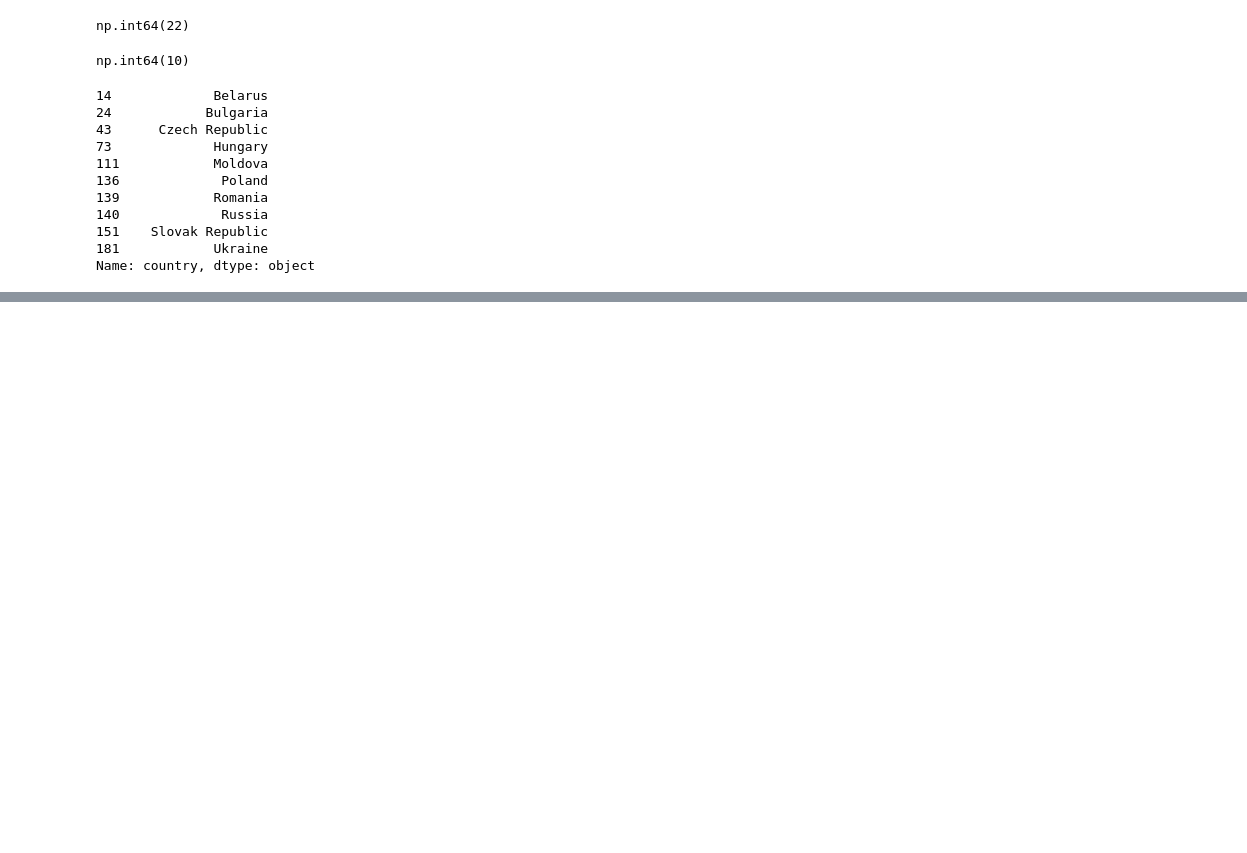
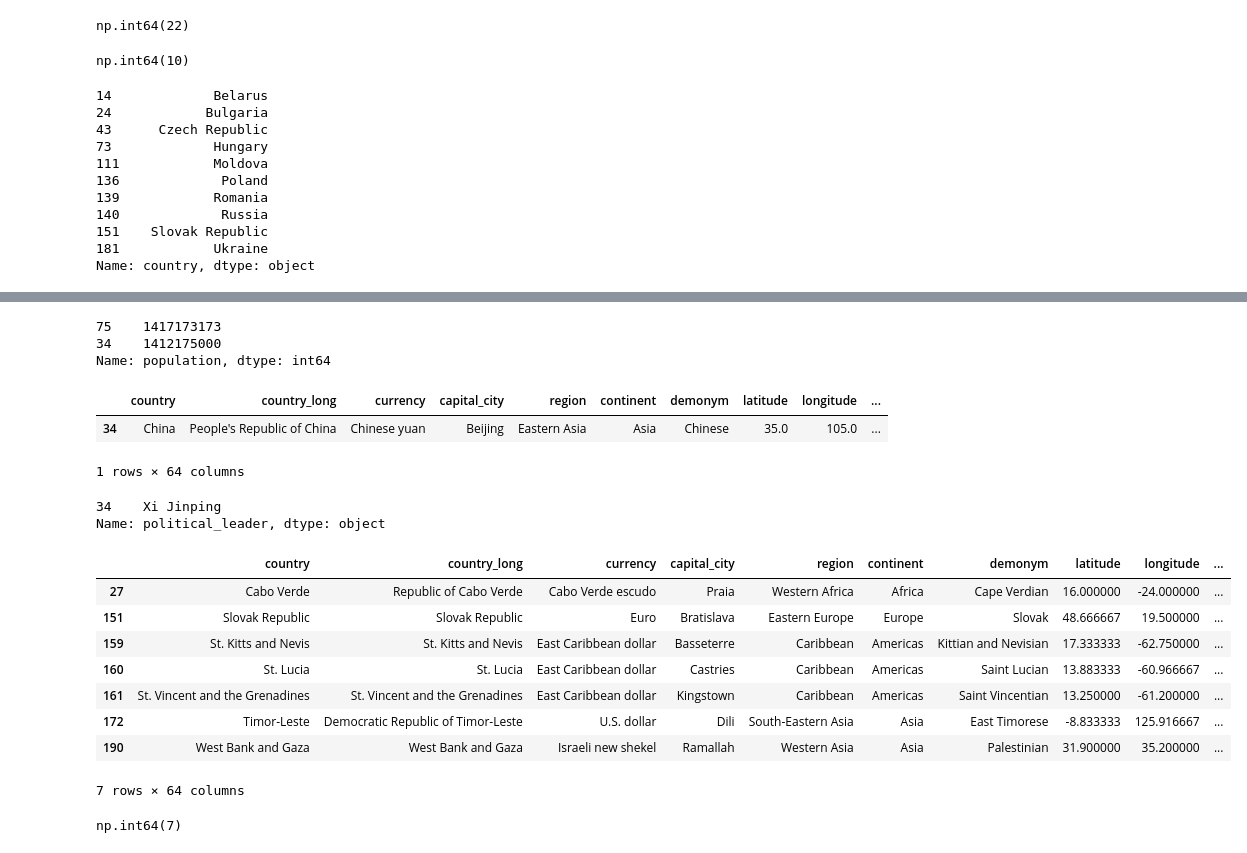
Before and after one commit to wasif-h/Data-Analytics-Odyssey, a Jupyter notebook: Pandas/country_analysis.ipynb, the cells around one changed output, grey strips where cells are left out. Saved outputs shown, nothing was run; the diff lists cells and outputs as text; code cells hidden in the pictures; blank space fills up the shorter version.

```diff
--- a/Pandas/country_analysis.ipynb
+++ b/Pandas/country_analysis.ipynb
@@ -176 +176,39 @@ df.sample(10)
 10 rows × 64 columns
+# %%
+# 2nd largest population - political leader
+
+df['population'].nlargest(2)
+# %% [output]
+75    1417173173
+34    1412175000
+Name: population, dtype: int64
+# %%
+df[df['population'] == df['population'].nlargest(2).iloc[1]]
+# nlargest[n] and iloc[n - 1]
+# %% [output]
+|  | country | country_long | currency | capital_city | region | continent | demonym | latitude | longitude | ... |
+| 34 | China | People's Republic of China | Chinese yuan | Beijing | Eastern Asia | Asia | Chinese | 35.0 | 105.0 | ... |
+1 rows × 64 columns
+# %%
+df[df['population'] == df['population'].nlargest(2).iloc[1]]['political_leader']
+# %% [output]
+34    Xi Jinping
+Name: political_leader, dtype: object
+# %%
+# how many unknown political leader / total null values at political col
+
+df[df['political_leader'].isna()]
+# %% [output]
+|  | country | country_long | currency | capital_city | region | continent | demonym | latitude | longitude | ... |
+| 27 | Cabo Verde | Republic of Cabo Verde | Cabo Verde escudo | Praia | Western Africa | Africa | Cape Verdian | 16.000000 | -24.000000 | ... |
+| 151 | Slovak Republic | Slovak Republic | Euro | Bratislava | Eastern Europe | Europe | Slovak | 48.666667 | 19.500000 | ... |
+| 159 | St. Kitts and Nevis | St. Kitts and Nevis | East Caribbean dollar | Basseterre | Caribbean | Americas | Kittian and Nevisian | 17.333333 | -62.750000 | ... |
+| 160 | St. Lucia | St. Lucia | East Caribbean dollar | Castries | Caribbean | Americas | Saint Lucian | 13.883333 | -60.966667 | ... |
+| 161 | St. Vincent and the Grenadines | St. Vincent and the Grenadines | East Caribbean dollar | Kingstown | Caribbean | Americas | Saint Vincentian | 13.250000 | -61.200000 | ... |
+| 172 | Timor-Leste | Democratic Republic of Timor-Leste | U.S. dollar | Dili | South-Eastern Asia | Asia | East Timorese | -8.833333 | 125.916667 | ... |
+| 190 | West Bank and Gaza | West Bank and Gaza | Israeli new shekel | Ramallah | Western Asia | Asia | Palestinian | 31.900000 | 35.200000 | ... |
+7 rows × 64 columns
+# %%
+df[df['political_leader'].isna()]['country'].count()
+# %% [output]
+np.int64(7)
```
Also changed, not shown: parts of 1 cell of this notebook.
